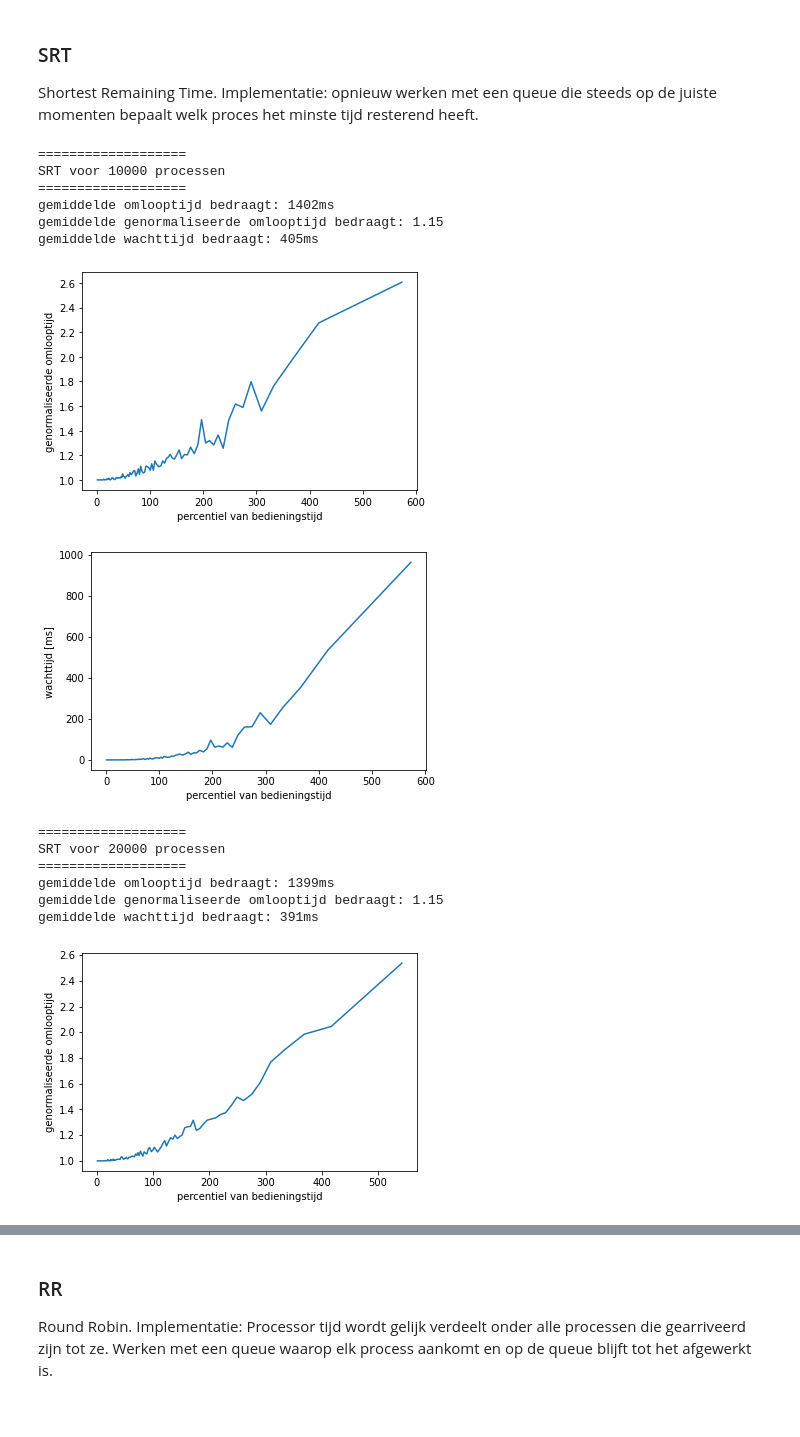
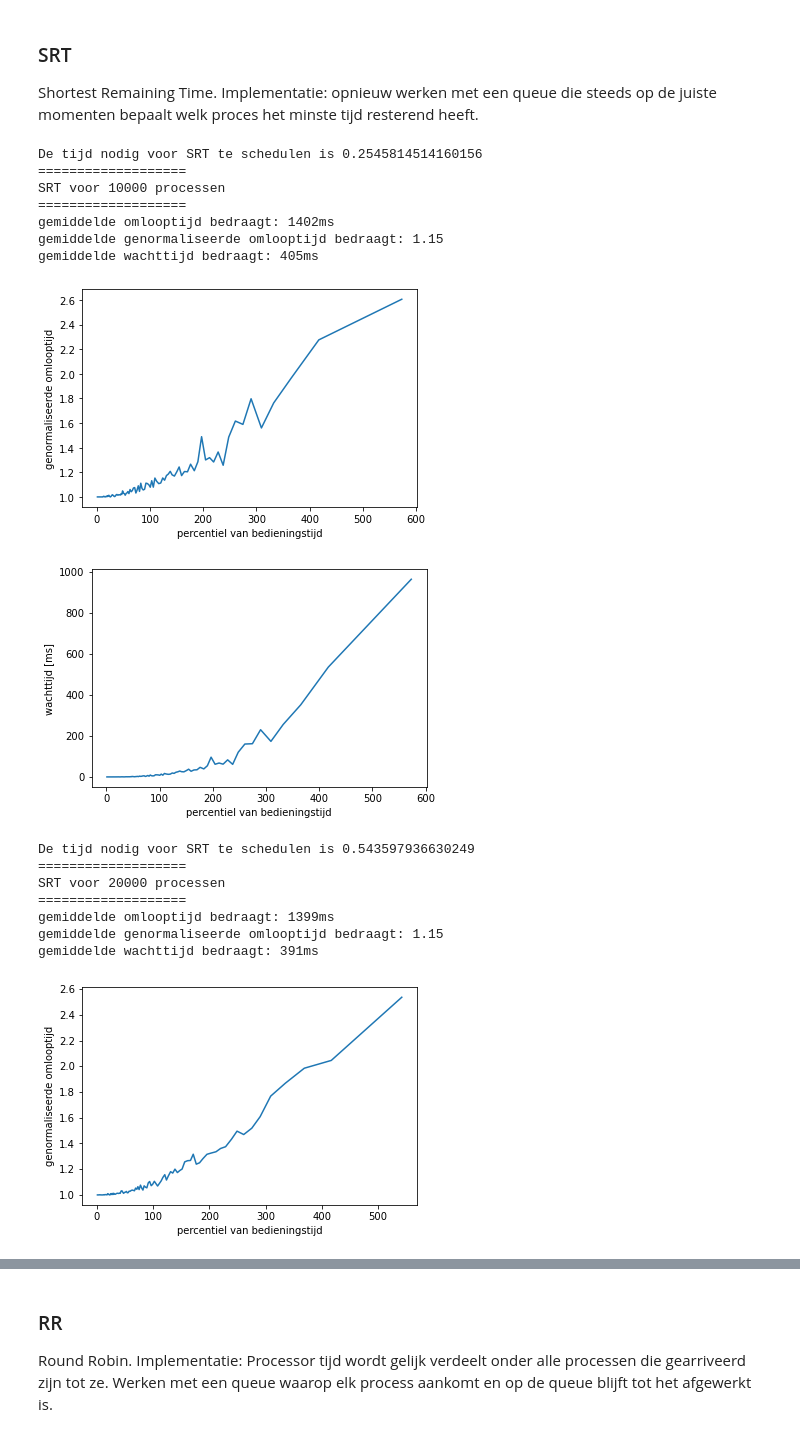
Before and after one commit to GPeeters/Besturingssystemen-2, a Jupyter notebook: process_scheduler.ipynb, the cells around one changed output, grey strips where cells are left out. Drawn from its saved outputs; the diff is of its cells as text; code cells hidden in the pictures.

```diff
--- a/process_scheduler.ipynb
+++ b/process_scheduler.ipynb
@@ -235,6 +251,8 @@ def takeSecond(elem):
     return elem[1]
 
 def SRT(df):
+    tijd = time.time()
+
     df_srt = df.copy()
     df_srt["starttime"] = -1
     df_srt["waittime"] = 0
@@ -289,34 +307,39 @@ def SRT(df):
 
         # Hier worden alle processen volledig uitgevoerd:
         t = t + queue[0][1]
         df_srt.at[queue[0][0],"endtime"] = t
         queue.pop(0)
         # checken of dit het laatste element was in de queue:
         if not queue:
             break # while loop breken
 
 
     # Als de queue volledig is afgewerkt doen we nog de laatste berekeningen:
     ## we stellen de wait time bij, wacht tijd - start tijd - service tijd komt overeen met de tijd gespendeerd in wacht na de start
     df_srt["waittime"] = df_srt["waittime"] + (df_srt["endtime"] - df_srt["starttime"] - df_srt["servicetime"])
     ## we berekenen de TAT zoals gezien in de les: service time + wait time
     df_srt["TAT"] = df_srt["servicetime"] + df_srt["waittime"]
     ## idem voor de genormaliseerde TAT:
     df_srt["normTAT"] = df_srt["TAT"]/df_srt["servicetime"]
 
+
+    elapsed = str(time.time()-tijd)
+    print("De tijd nodig voor SRT te schedulen is " + elapsed)
     return df_srt
 
 evaluate(SRT(df_10000), "SRT voor 10000 processen")
 evaluate(SRT(df_20000), "SRT voor 20000 processen")
 # %% [output]
+De tijd nodig voor SRT te schedulen is 0.2545814514160156
 ===================
 SRT voor 10000 processen
 ===================
 gemiddelde omlooptijd bedraagt: 1402ms
 gemiddelde genormaliseerde omlooptijd bedraagt: 1.15
 gemiddelde wachttijd bedraagt: 405ms
 [figure]
-[figure, old version]
+[figure, new version]
+De tijd nodig voor SRT te schedulen is 0.543597936630249
 ===================
 SRT voor 20000 processen
 ===================
```
Also changed, not shown: parts of 11 cells of this notebook.
